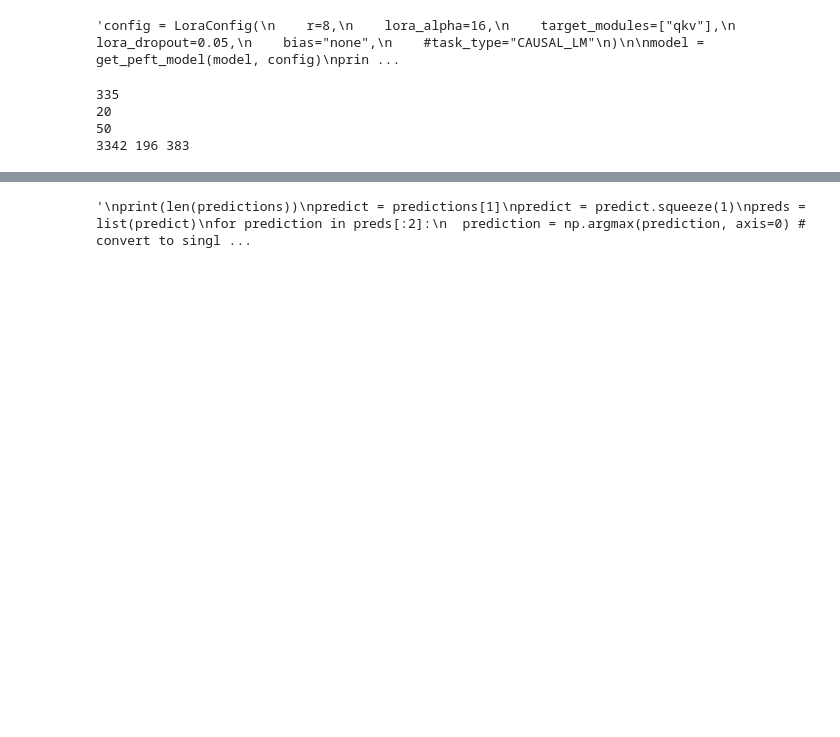
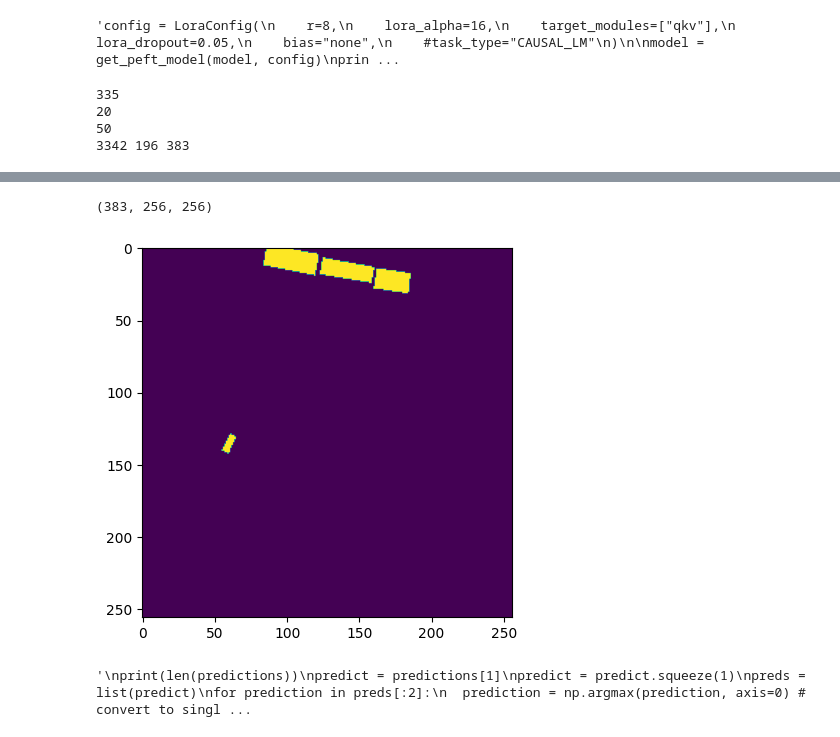
Before and after one commit to michael11albrecht/lora_sam, a Jupyter notebook: loarsam_test.ipynb, the cells around one changed output, grey strips where cells are left out. Cells and saved outputs as stored; diff of their text form; code cells hidden in the pictures; blank space fills up the shorter version.

```diff
--- a/loarsam_test.ipynb
+++ b/loarsam_test.ipynb
@@ -199,3 +257,11 @@ predictions, labels, metrics = trainer.predict(test_dataset)
+# %%
+#print(labels)
+print(labels.shape)
+plt.imshow(labels[0])
+plt.show()
+# %% [output]
+(383, 256, 256)
+[figure, added]
 # %%
 def normalize_array(arr):
     norm_arr = (arr - np.min(arr)) / (np.max(arr) - np.min(arr))
```
Also changed, not shown: parts of 13 cells of this notebook.
